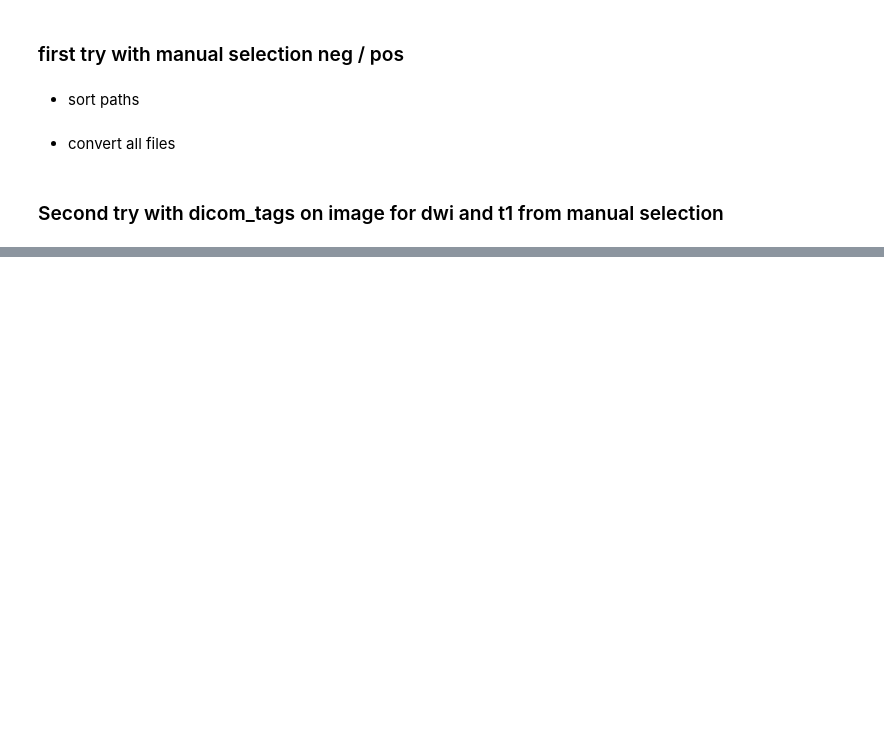
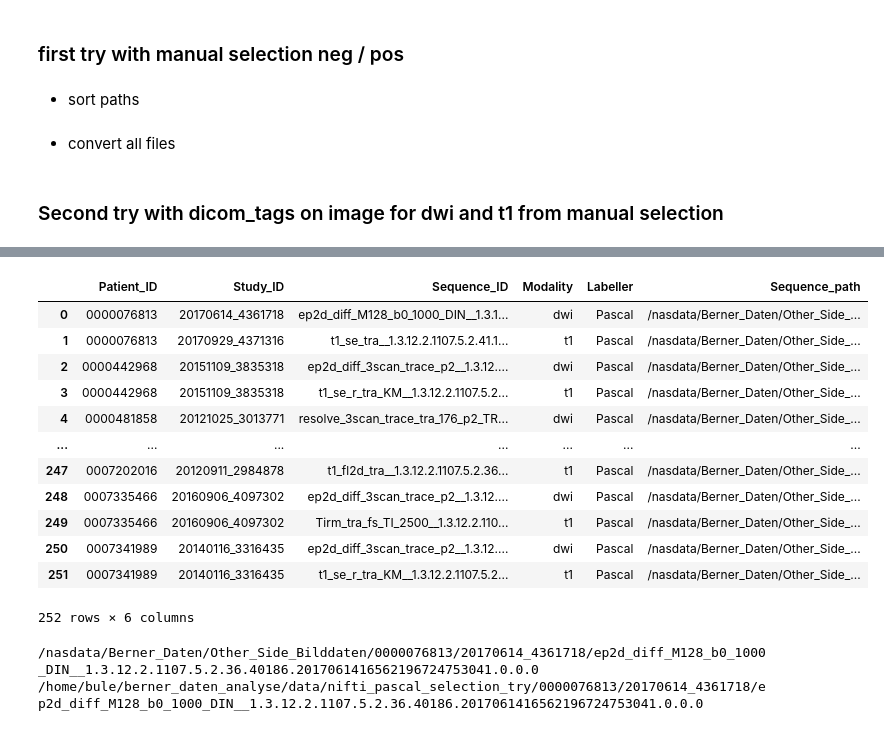
Before and after one commit to buehlpa/berne-cohort-data-pipeline, a Jupyter notebook: 2_0_convert_selection_dcm2niix.ipynb, the cells around one changed output, grey strips where cells are left out. Cells and saved outputs as stored; diff of their text form; code cells hidden in the pictures; blank space fills up the shorter version.

```diff
--- a/2_0_convert_selection_dcm2niix.ipynb
+++ b/2_0_convert_selection_dcm2niix.ipynb
@@ -8,9 +8,15 @@ import matplotlib.pyplot as plt
 import csv
 import re
 
+
+# make sure to have dcm2niix installed
 from utils.dcm2niix import *
 
 !which dcm2niix
 
+
+BERNER_DATEN_PATH='/nasdata/Berner_Daten/Other_Side_Bilddaten'
 # read
 ANALYSIS_PATH='/home/bule/berner_daten_analyse/data'
+
+APP_DATA_PATH = '/home/bule/berner_daten_analyse/apps/app_manual_preselection'
@@ -129,0 +153,19 @@ dwi_t1_df_2
+# %%
+import json
+with open(os.path.join(APP_DATA_PATH,'pascal_sequences.json')) as json_file:
+    selection_pascal_dict = json.load(json_file)
+
+rows = []
+for patid, selection_dict in selection_pascal_dict.items():
+    for modality, sequences in selection_dict.items():
+        for sequence in sequences:
+            study_id, sequence_id = sequence.split('/')
+            rows.append({
+                'Patient_ID': patid,
+                'Study_ID': study_id,
+                'Sequence_ID': sequence_id,
+                'Modality': modality,
+                'Labeller': 'Pascal'
+            })
+selection_pascal_df = pd.DataFrame(rows)
+print(selection_pascal_df)
@@ -129,0 +190,32 @@ dwi_t1_df_2
+# %%
+selection_pascal_df['Sequence_path']=selection_pascal_df.apply(lambda x: os.path.join(BERNER_DATEN_PATH,x['Patient_ID'],x['Study_ID'],x['Sequence_ID']),axis=1)
+selection_pascal_df
+# %% [output]
+|  | Patient_ID | Study_ID | Sequence_ID | Modality | Labeller | Sequence_path |
+| 0 | 0000076813 | 20170614_4361718 | ep2d_diff_M128_b0_1000_DIN__1.3.1... | dwi | Pascal | /nasdata/Berner_Daten/Other_Side_... |
+| 1 | 0000076813 | 20170929_4371316 | t1_se_tra__1.3.12.2.1107.5.2.41.1... | t1 | Pascal | /nasdata/Berner_Daten/Other_Side_... |
+| 2 | 0000442968 | 20151109_3835318 | ep2d_diff_3scan_trace_p2__1.3.12.... | dwi | Pascal | /nasdata/Berner_Daten/Other_Side_... |
+| 3 | 0000442968 | 20151109_3835318 | t1_se_r_tra_KM__1.3.12.2.1107.5.2... | t1 | Pascal | /nasdata/Berner_Daten/Other_Side_... |
+| 4 | 0000481858 | 20121025_3013771 | resolve_3scan_trace_tra_176_p2_TR... | dwi | Pascal | /nasdata/Berner_Daten/Other_Side_... |
+| ... | ... | ... | ... | ... | ... | ... |
+| 247 | 0007202016 | 20120911_2984878 | t1_fl2d_tra__1.3.12.2.1107.5.2.36... | t1 | Pascal | /nasdata/Berner_Daten/Other_Side_... |
+| 248 | 0007335466 | 20160906_4097302 | ep2d_diff_3scan_trace_p2__1.3.12.... | dwi | Pascal | /nasdata/Berner_Daten/Other_Side_... |
+| 249 | 0007335466 | 20160906_4097302 | Tirm_tra_fs_TI_2500__1.3.12.2.110... | t1 | Pascal | /nasdata/Berner_Daten/Other_Side_... |
+| 250 | 0007341989 | 20140116_3316435 | ep2d_diff_3scan_trace_p2__1.3.12.... | dwi | Pascal | /nasdata/Berner_Daten/Other_Side_... |
+| 251 | 0007341989 | 20140116_3316435 | t1_se_r_tra_KM__1.3.12.2.1107.5.2... | t1 | Pascal | /nasdata/Berner_Daten/Other_Side_... |
+252 rows × 6 columns
+# %%
+
+
+
+
+
+source_dcm_sequences=list(selection_pascal_df['Sequence_path'])
+print(source_dcm_sequences[0])
+
+target_nii_sequences= [os.path.join(*path.split('/')[4:]) for path in source_dcm_sequences]
+target_nii_sequences= [os.path.join(NII_TARGET_PATH,path) for path in target_nii_sequences]
+print(target_nii_sequences[0])
+# %% [output]
+/nasdata/Berner_Daten/Other_Side_Bilddaten/0000076813/20170614_4361718/ep2d_diff_M128_b0_1000_DIN__1.3.12.2.1107.5.2.36.40186.2017061416562196724753041.0.0.0
+/home/bule/berner_daten_analyse/data/nifti_pascal_selection_try/0000076813/20170614_4361718/ep2d_diff_M128_b0_1000_DIN__1.3.12.2.1107.5.2.36.40186.2017061416562196724753041.0.0.0
```
Also changed, not shown: parts of 12 cells of this notebook, 14 other files.
